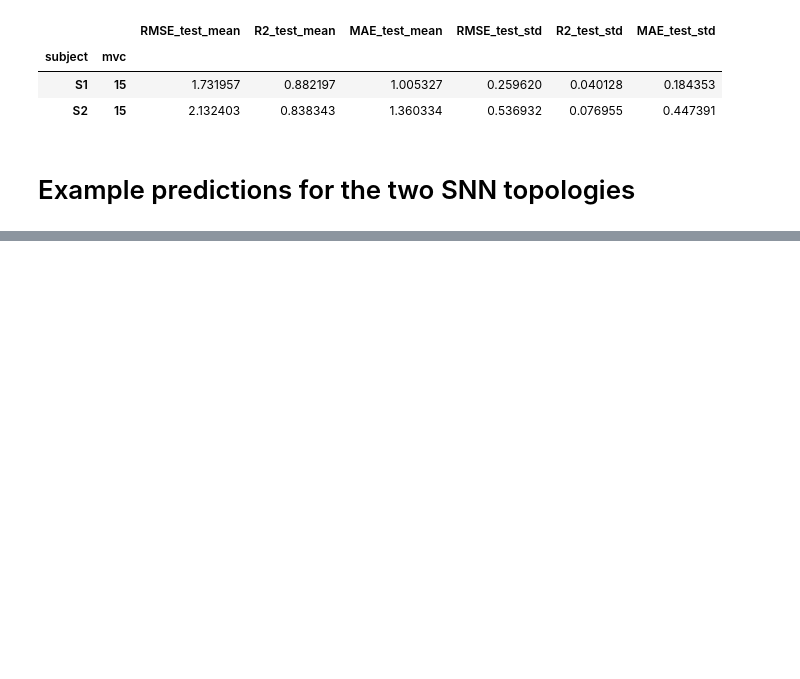
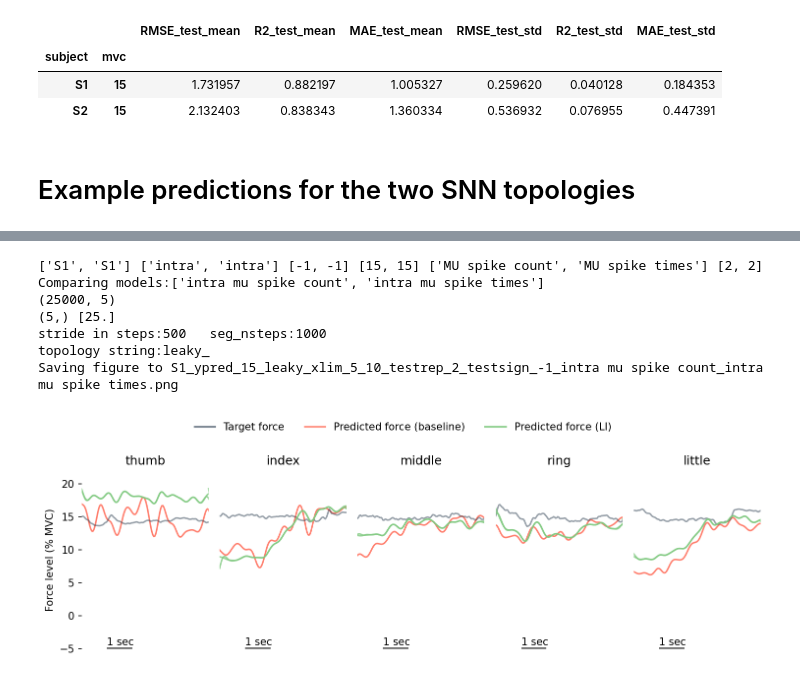
Before and after one commit to FarahBaracat/snn-fingerforce-decoding, a Jupyter notebook: notebooks/analysis/MUBaselineVsSNN.ipynb, the cells around one changed output, grey strips where cells are left out. Cells and saved outputs as stored; diff of their text form; code cells hidden in the pictures; blank space fills up the shorter version.

```diff
--- a/notebooks/analysis/MUBaselineVsSNN.ipynb
+++ b/notebooks/analysis/MUBaselineVsSNN.ipynb
@@ -746,0 +835,39 @@ stride in steps:500   seg_nsteps:1000
+# %%
+subjects = ["S1", "S1"]
+emg_types = ["intra", "intra"]
+sign_mvcs = [-1]*len(emg_types)
+mvcs = [15] * len(emg_types)
+input_types = [INPUT_TYPE_SP_COUNT, INPUT_TYPE_SP_TIMES]
+reps = [2] * len(emg_types)
+snn_params_for_topology = {SHALLOW_LEAKY:flat_leaky_config,
+                           SHALLOW_SPIKING_DOUBLE_FILTER:flat_spiking_config}
+
+print(subjects, emg_types, sign_mvcs, mvcs, input_types, reps)
+cr.plot_pred_of_models_target_only_different_topologies(data_config,
+                                                        dataset,
+                                                        y_compiled_df_snn_conv[y_compiled_df_snn_conv[SEGMENT_HOLD_COL]==False],
+                                                        subjects, emg_types,
+                                                        sign_mvcs, mvcs, input_types,
+                                                        reps,
+                                                        snn_params_for_topology,
+                                                        models_palette_dict=models_palette_dict,
+                                                        ylim=(-5,22),
+                                                        xlim= (5,10), # for entire profile: None | zoomed-in plateau: (5,10)
+                                                        save_figure=True,
+                                                        pred_force_alpha=0.9,
+                                                        pred_linestyle='solid',
+                                                         compiled_results_dir=output_figures_dir,
+                                                        show_topology=[SHALLOW_LEAKY],
+                                                        show_custom_annotation=False, # show annotation in case of zoomed-in: True
+
+
+                            )
+# %% [output]
+['S1', 'S1'] ['intra', 'intra'] [-1, -1] [15, 15] ['MU spike count', 'MU spike times'] [2, 2]
+Comparing models:['intra mu spike count', 'intra mu spike times']
+(25000, 5)
+(5,) [25.]
+stride in steps:500   seg_nsteps:1000
+topology string:leaky_
+Saving figure to S1_ypred_15_leaky_xlim_5_10_testrep_2_testsign_-1_intra mu spike count_intra mu spike times.png
+[figure, added]
```
Also changed, not shown: parts of 12 cells of this notebook, 1 other file.
